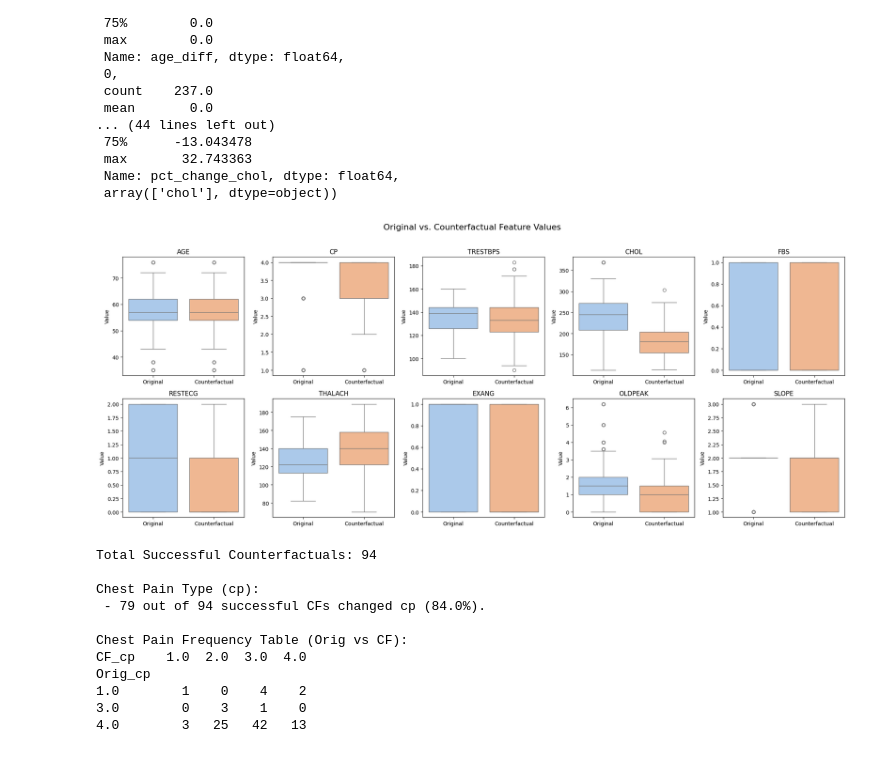
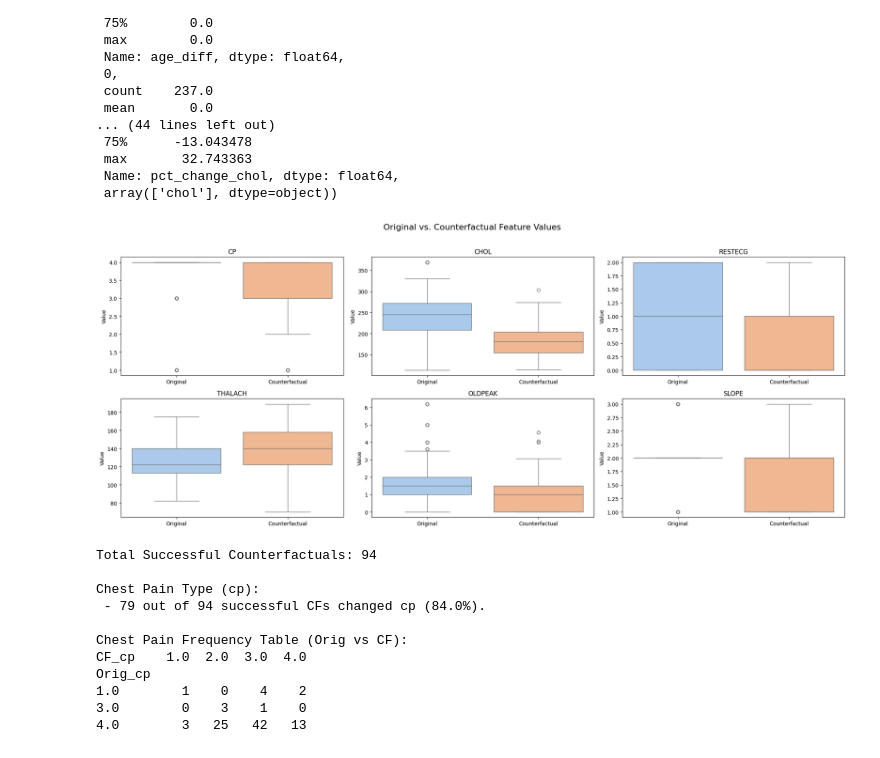
Before and after one commit to PMK1991/cvd_counterfactual_pipeline, a Jupyter notebook: nb_cvd_exp_eda_results.ipynb, the cells around one changed output. Saved outputs shown, nothing was run; the diff lists cells and outputs as text; code cells hidden in the pictures.

```diff
--- a/nb_cvd_exp_eda_results.ipynb
+++ b/nb_cvd_exp_eda_results.ipynb
@@ -23,4 +6,0 @@ df_scm
-# %%
-df_scm['sex_label'] = df_scm['orig_sex'].map({0: 'Female', 1: 'Male'})
-df_scm['risk_label'] = df_scm['target'].map({0: 'Low Risk', 1: 'High Risk'})
-df_scm['fbs_label'] = df_scm['fbs'].map({0: 'Normal', 1: 'High'})
@@ -28,0 +50,24 @@ KeyError: 'sex'
+# %%
+# list the downstream features you care about
+downstream = ["cp","trestbps","exang","oldpeak","thalach","slope","restecg"]
+
+# count how many of those changed in each CF
+df_scm["downstream_changes"] = df_scm.apply(
+    lambda r: sum(r[f"orig_{f}"] != r[f"cf_{f}"] for f in downstream),
+    axis=1
+)
+
+# summary of collateral changes
+print("Downstream Features Changed per CF:")
+print(df_scm["downstream_changes"].describe())
+
+# and among valid CFs
+print("\nValid CFs – Downstream Changes:")
+df_success = df_scm[df_scm["target_changed"] == 1]
+print(df_success["downstream_changes"].describe())
+
+
+# and among valid CFs
+print("\nInValid CFs – Downstream Changes:")
+df_fail= df_scm[df_scm["target_changed"] == 0]
+print(df_fail["downstream_changes"].describe())
@@ -84,7 +147,7 @@ import matplotlib.pyplot as plt
 import seaborn as sns
 
 # List of features to compare. (Including some immutable ones for completeness.)
-features = ["age", "cp", "trestbps", "chol", "fbs", "restecg", "thalach", "exang", "oldpeak", "slope"]
+features = [ "cp", "chol", "restecg", "thalach", "oldpeak", "slope"]
 
 # Prepare a long-form DataFrame for plotting.
 data_list = []
@@ -106,37 +169,37 @@ df_long = pd.concat(data_list, ignore_index=True)
 
 # Create subplots: one boxplot per feature.
 n_features = len(features)
-n_cols = 5  # number of columns in the grid
+n_cols = 3  # number of columns in the grid
 n_rows = (n_features + n_cols - 1) // n_cols
 
 fig, axes = plt.subplots(n_rows, n_cols, figsize=(20, 8), sharey=False)
 axes = axes.flatten()
 
 for i, feature in enumerate(features):
     ax = axes[i]
     sns.boxplot(
         x="Type",
         y="Value",
         hue="Type",  # Assign `Type` to `hue`
         data=df_long[df_long["Feature"] == feature],
         ax=ax,
         palette="pastel",  # Changed to pastel blue colors
         dodge=False,  # Prevents splitting by hue
         legend=False  # Suppress legend
     )
     ax.set_title(f"{feature.upper()}")
     ax.set_xlabel("")
     ax.set_ylabel("Value")
 
 # If there are any empty subplots, hide them
 for j in range(i + 1, len(axes)):
     axes[j].axis("off")
 
 plt.suptitle("Original vs. Counterfactual Feature Values", fontsize=16, y=1.02)
 plt.tight_layout()
 plt.show()
 # %% [output]
-[figure, old version]
+[figure, new version]
 # %%
 import pandas as pd
 import numpy as np
```
Also changed, not shown: parts of 11 cells of this notebook, 1 other file.
